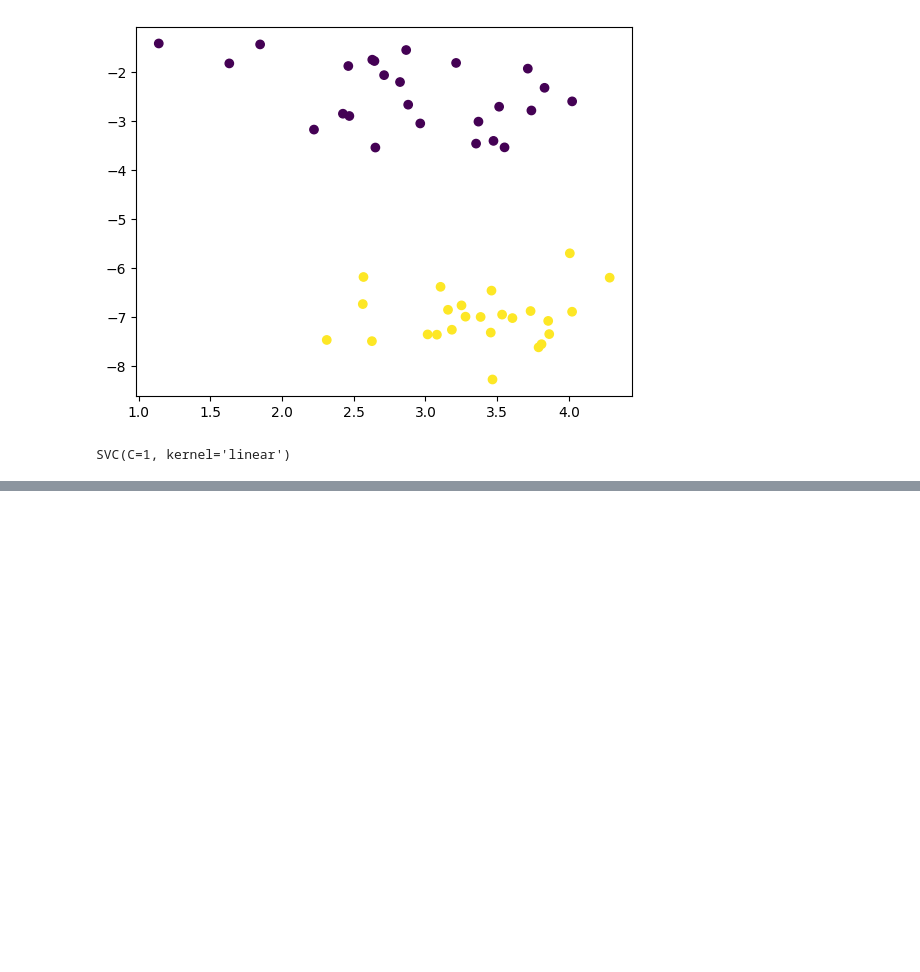
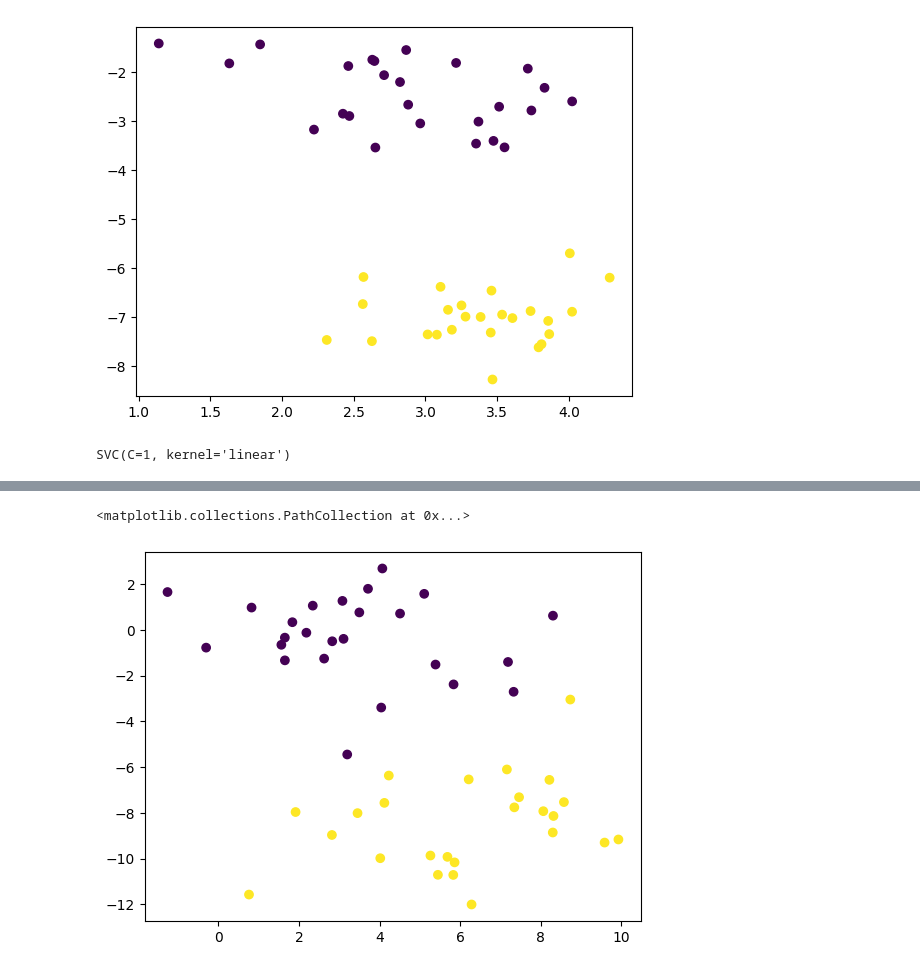
Before and after one commit to d940909492/machine-learning-practice, a Jupyter notebook: SVM/svm.ipynb, the cells around one changed output, grey strips where cells are left out. Saved outputs shown, nothing was run; the diff lists cells and outputs as text; code cells hidden in the pictures; blank space fills up the shorter version.

```diff
--- a/SVM/svm.ipynb
+++ b/SVM/svm.ipynb
@@ -63 +65,7 @@ plt.show()
+# %%
+x, y = make_blobs(n_samples=50, centers=2,random_state=99, cluster_std=2.2)
+plt.scatter(x[:, 0], x[:, 1], c = y)
+# %% [output]
+<matplotlib.collections.PathCollection at 0x...>
+[figure, added]
 # %%
```
Also changed, not shown: parts of 3 cells of this notebook, 2 other files.
